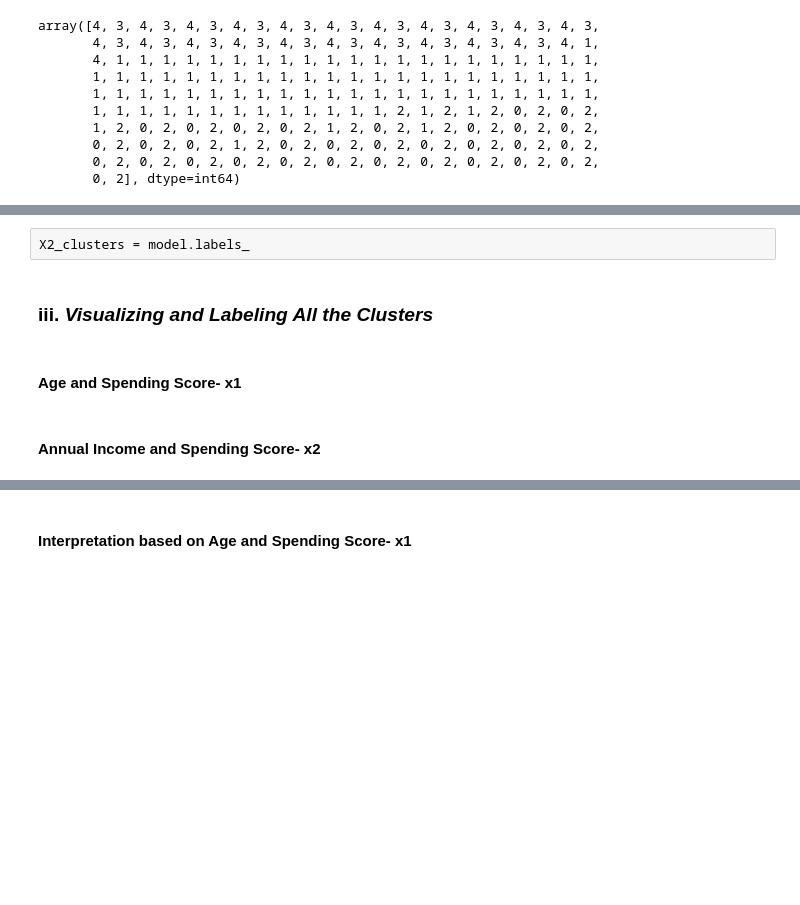
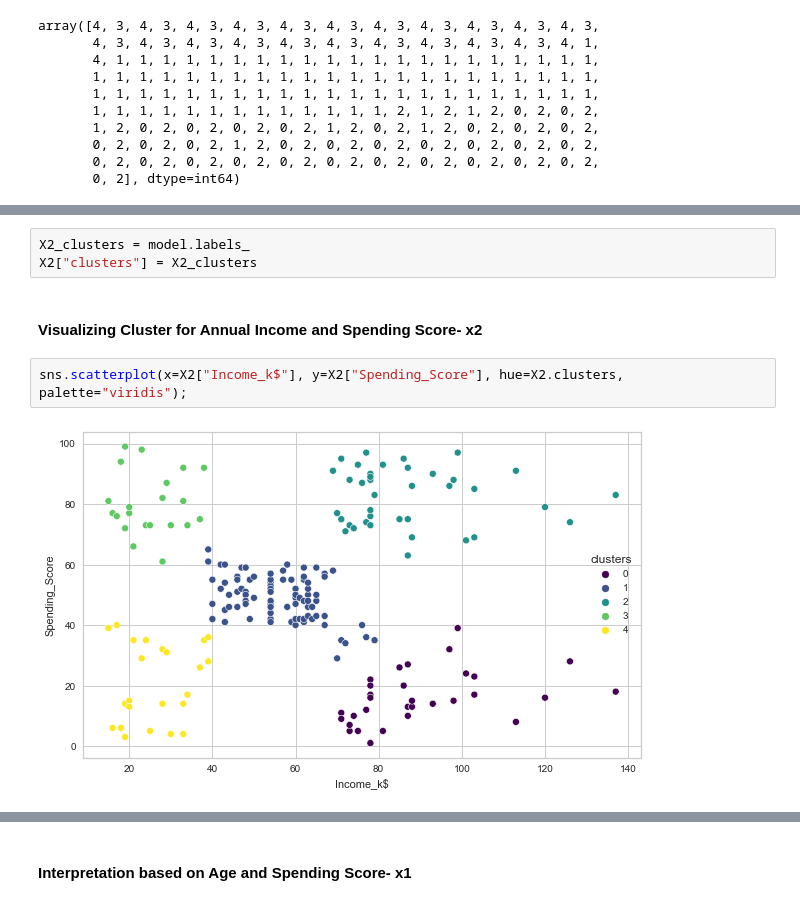
Before and after one commit to habip-bingol/Projects, a Jupyter notebook: ML_Projects/Customer_Segmentation/Cluestering_Analysis_Customers_Segmentation_Project.ipynb, the cells around one changed output, grey strips where cells are left out. Drawn from its saved outputs; the diff is of its cells as text; blank space fills up the shorter version.

```diff
--- a/ML_Projects/Customer_Segmentation/Cluestering_Analysis_Customers_Segmentation_Project.ipynb
+++ b/ML_Projects/Customer_Segmentation/Cluestering_Analysis_Customers_Segmentation_Project.ipynb
@@ -735,8 +750,9 @@ For n_clusters=9, the silhouette score is 0.45841513839373804
 # %%
 X2_clusters = model.labels_
+X2["clusters"] = X2_clusters
-# %% [markdown]
-### iii. *Visualizing and Labeling All the Clusters*
 # %% [markdown]
-#### Age and Spending Score- x1
+#### Visualizing Cluster for Annual Income and Spending Score- x2
-# %% [markdown]
-#### Annual Income and Spending Score- x2
+# %%
+sns.scatterplot(x=X2["Income_k$"], y=X2["Spending_Score"], hue=X2.clusters, palette="viridis");
+# %% [output]
+[figure, added]
```
Also changed, not shown: parts of 26 cells of this notebook.
